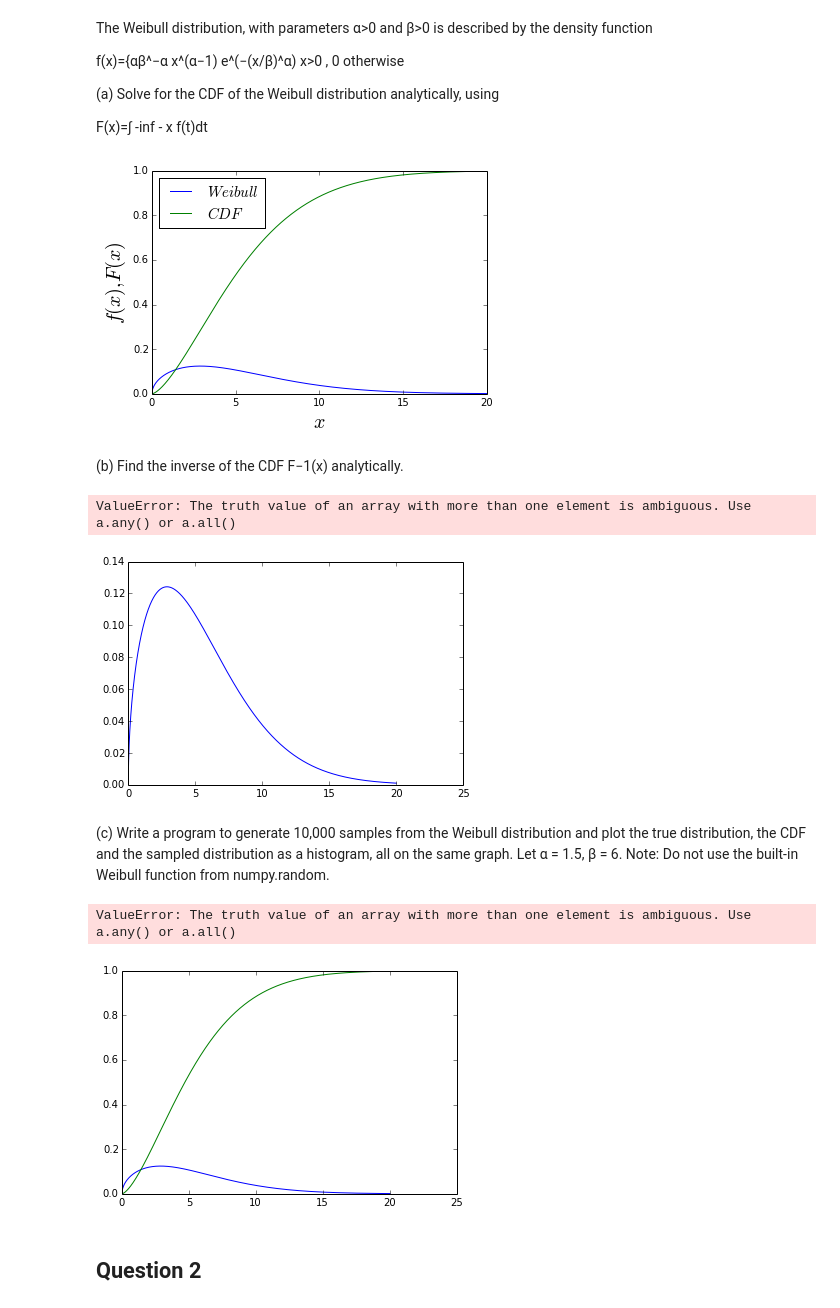
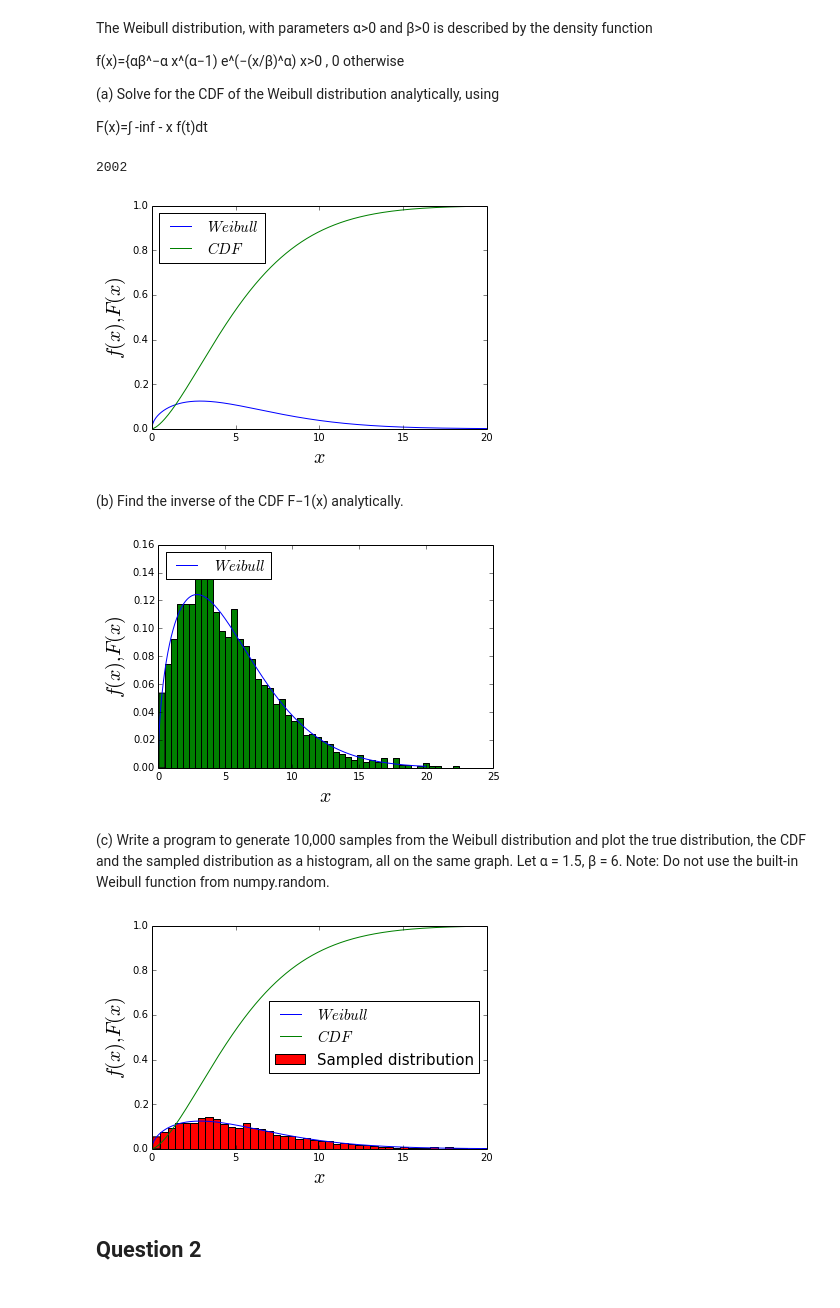
Before and after one commit to lhorowit/PHYS202-S14, a Jupyter notebook: SciPy/RandomAndMCExercises.ipynb, the cells around one changed output. Saved outputs shown, nothing was run; the diff lists cells and outputs as text; code cells hidden in the pictures.

```diff
--- a/SciPy/RandomAndMCExercises.ipynb
+++ b/SciPy/RandomAndMCExercises.ipynb
@@ -23,7 +25,7 @@ from scipy.integrate import *
 
 #Set up the functions and plot
 x = np.arange(0.,20.01,.01)
-
+print len(x)
 
 
 
@@ -53,42 +55,42 @@ plt.ylabel(r'$f(x),F(x)$',fontsize=20)
 plt.legend(loc="upper left",fontsize=15)
 plt.show()
 # %% [output]
+2002
 [figure]
 # %% [markdown]
 (b) Find the inverse of the CDF F−1(x) analytically.
 # %%
-N = 10000
-z = np.random.random_sample(N)
+N = 10000.
+#z = np.random.random_sample(N)
 alpha = 1.5
 beta = 6.
-inv = lambda z: beta*(-np.log(1-alpha))**(1/z)
+inv = lambda z: beta*((-np.log(1-z))**(1/alpha))
 xsamples = inv(z)
 
-plt.plot(x, integrand(x) ,label=r'$Weibull$')
-plt.hist2d(xsamples,50,normed=True,label="Sampled distribution")
-plt.xlim(0,20)
+plt.plot(x, Weibull(x) ,label=r'$Weibull$')
+#plt.plot(z, inv(z) ,label=r'$Z$')
+plt.hist(xsamples, bins=50, normed=True)
+
 plt.xlabel(r"$x$",fontsize = 20)
 plt.ylabel(r'$f(x),F(x)$',fontsize=20)
 plt.legend(loc="upper left",fontsize=15)
 plt.show()
 # %% [output]
-ValueError: The truth value of an array with more than one element is ambiguous. Use a.any() or a.all()
-[figure, old version]
+[figure, new version]
 # %% [markdown]
 (c) Write a program to generate 10,000 samples from the Weibull distribution and plot the true distribution, the CDF and the sampled distribution as a histogram, all on the same graph. Let α = 1.5, β = 6.
 Note: Do not use the built-in Weibull function from numpy.random.
 # %%
 plt.plot(x, Weibull(x) ,label=r'$Weibull$')
 plt.plot(x, Weibull_CDF(x), label=r'$CDF$')
-plt.hist2d(xsamples,50,normed=True,label="Sampled distribution")
+plt.hist(xsamples,50,normed=True,label="Sampled distribution")
 plt.xlim(0,20)
 plt.xlabel(r"$x$",fontsize = 20)
 plt.ylabel(r'$f(x),F(x)$',fontsize=20)
-plt.legend(loc="upper left",fontsize=15)
+plt.legend(loc="center right",fontsize=15)
 plt.show()
 # %% [output]
-ValueError: The truth value of an array with more than one element is ambiguous. Use a.any() or a.all()
-[figure, old version]
+[figure, new version]
 # %% [markdown]
 ## Question 2
 # %% [markdown]
```
Also changed, not shown: parts of 10 cells of this notebook, 1 other file.
